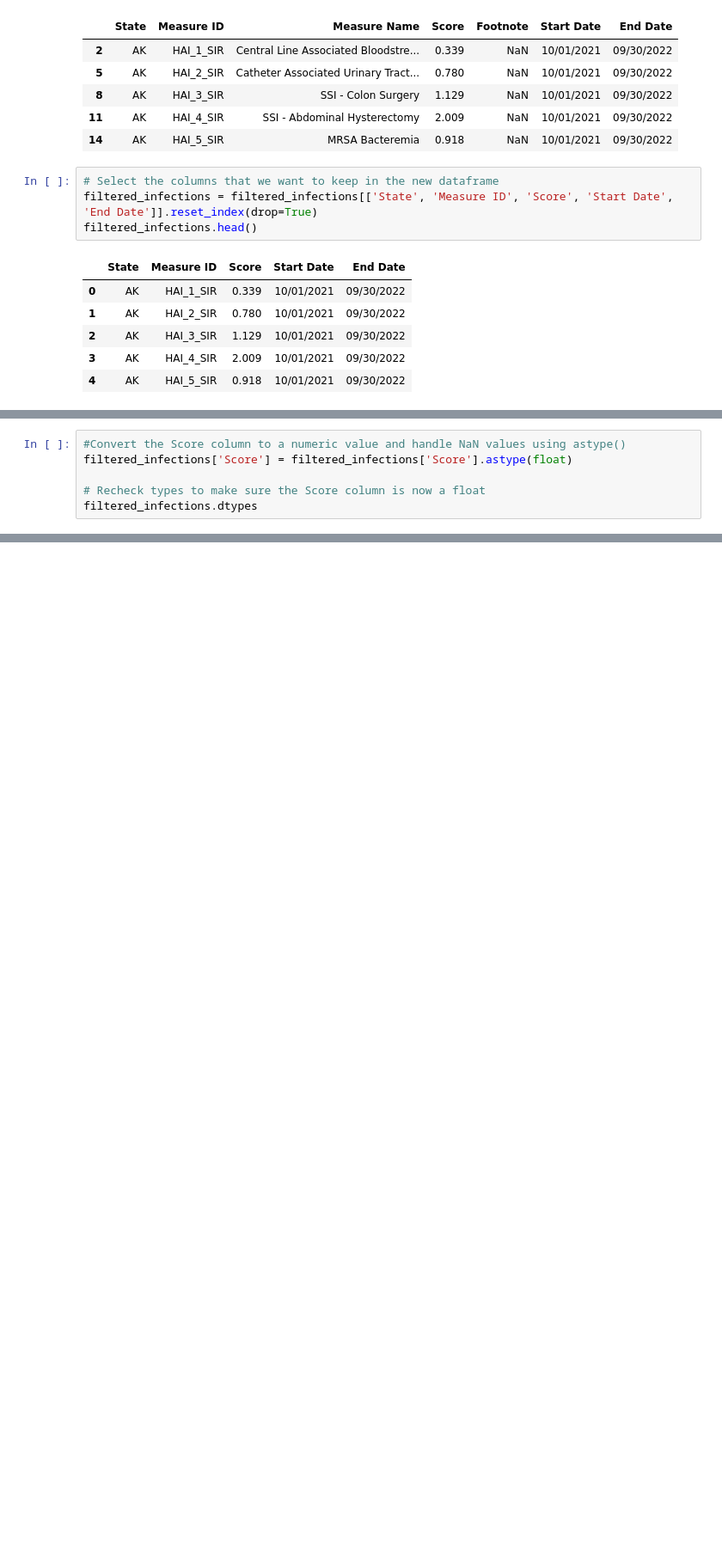
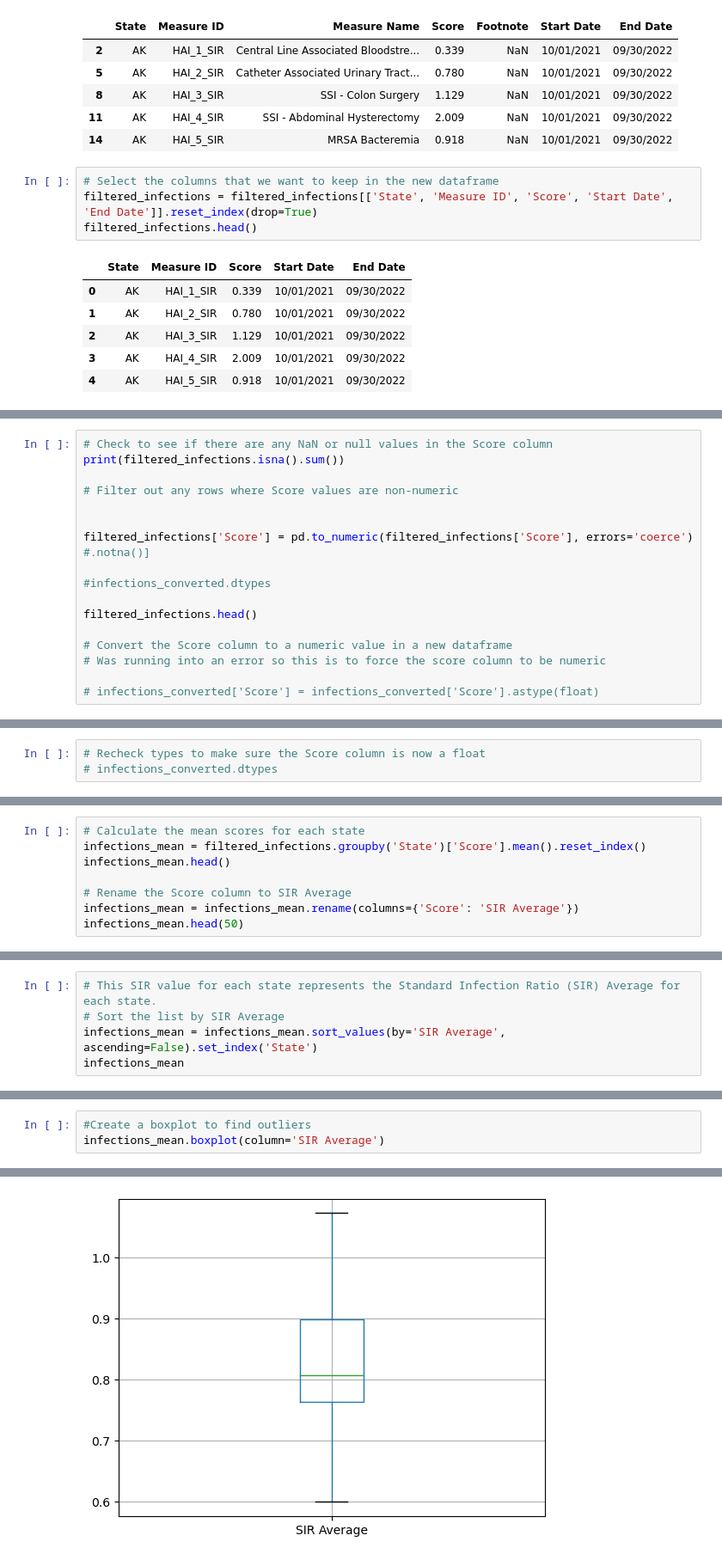
Before and after one commit to vinayvattipally-22/project-1_Group-5, a Jupyter notebook: Healthcare_Associated_Infections-State-clean.ipynb, the cells around one changed output, grey strips where cells are left out. Shown: that part at 86% size. Cells and saved outputs as stored; diff of their text form; blank space fills up the shorter version.

```diff
--- a/Healthcare_Associated_Infections-State-clean.ipynb
+++ b/Healthcare_Associated_Infections-State-clean.ipynb
@@ -58,0 +49,17 @@ dtype: int64
+# %%
+# Check to see if there are any NaN or null values in the Score column
+print(filtered_infections.isna().sum())
+
+# Filter out any rows where Score values are non-numeric
+
+
+filtered_infections['Score'] = pd.to_numeric(filtered_infections['Score'], errors='coerce') #.notna()]
+
+#infections_converted.dtypes
+
+filtered_infections.head()
+
+# Convert the Score column to a numeric value in a new dataframe
+# Was running into an error so this is to force the score column to be numeric
+
+# infections_converted['Score'] = infections_converted['Score'].astype(float)
@@ -59,7 +79,4 @@ dtype: int64
 # %%
-#Convert the Score column to a numeric value and handle NaN values using astype()
-filtered_infections['Score'] = filtered_infections['Score'].astype(float)
-
 # Recheck types to make sure the Score column is now a float
-filtered_infections.dtypes
+# infections_converted.dtypes
 # %% [output]
@@ -79,0 +89,8 @@ grouped_infections.head()
+# %%
+# Calculate the mean scores for each state
+infections_mean = filtered_infections.groupby('State')['Score'].mean().reset_index()
+infections_mean.head()
+
+# Rename the Score column to SIR Average
+infections_mean = infections_mean.rename(columns={'Score': 'SIR Average'})
+infections_mean.head(50)
@@ -79,0 +115,5 @@ grouped_infections.head()
+# %%
+# This SIR value for each state represents the Standard Infection Ratio (SIR) Average for each state.
+# Sort the list by SIR Average
+infections_mean = infections_mean.sort_values(by='SIR Average', ascending=False).set_index('State')
+infections_mean
@@ -79,0 +139,4 @@ grouped_infections.head()
+# %%
+#Create a boxplot to find outliers
+infections_mean.boxplot(column='SIR Average')
+# %% [output]
@@ -79,0 +144 @@ grouped_infections.head()
+[figure, added]
```
Also changed, not shown: parts of 7 cells of this notebook.
